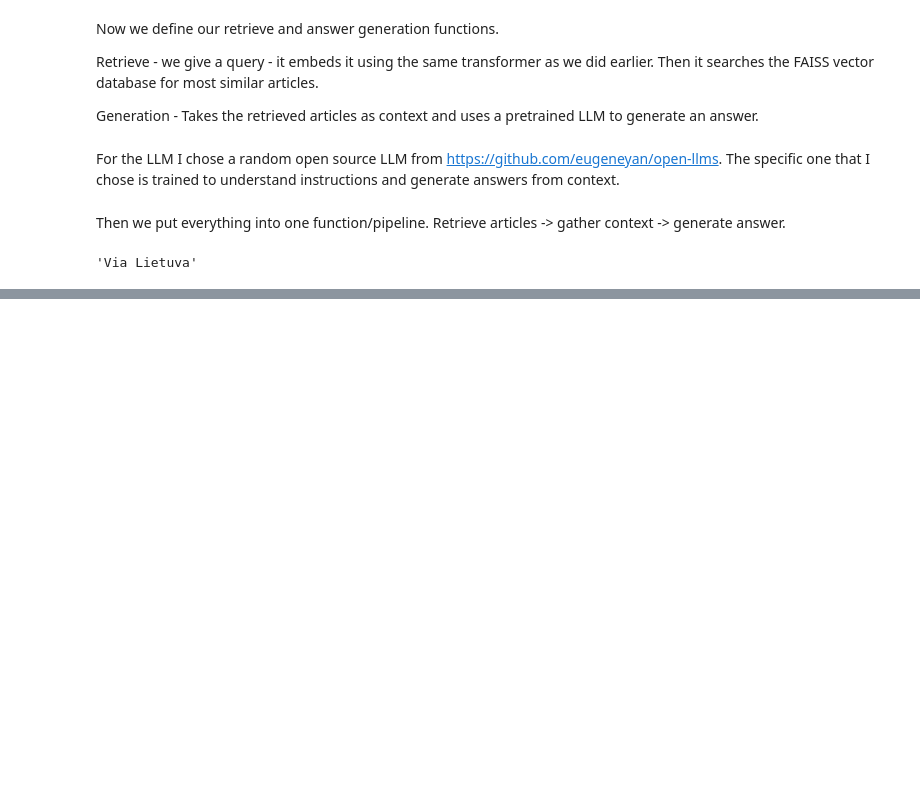
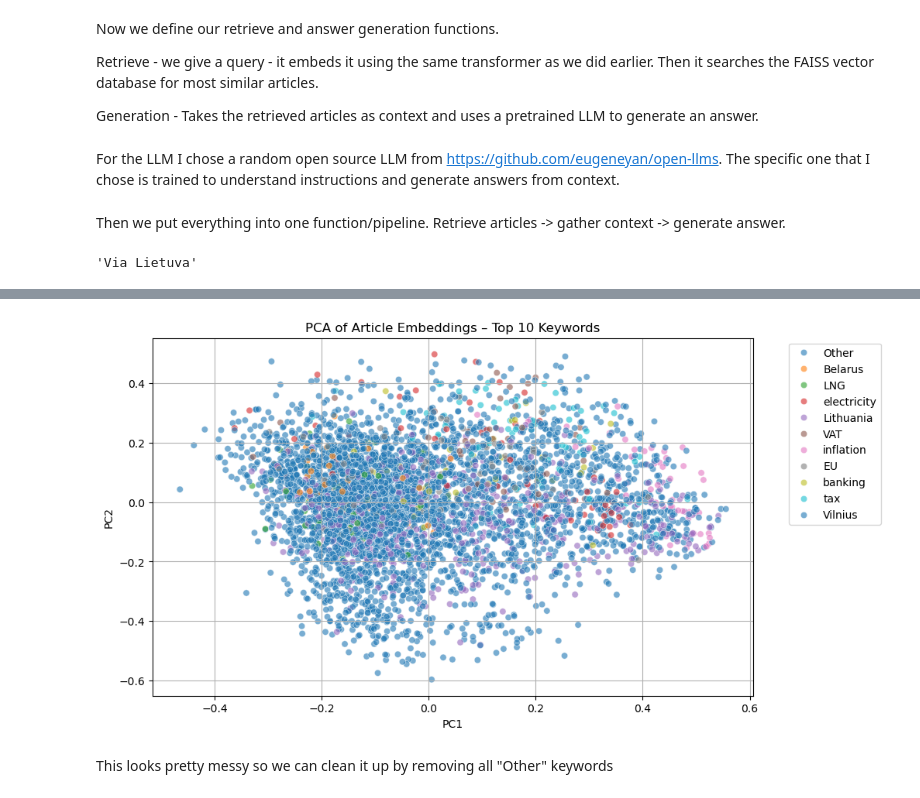
Before and after one commit to RolandGulbinovic/deep_learning, a Jupyter notebook: Task_2.ipynb, the cells around one changed output, grey strips where cells are left out. Saved outputs shown, nothing was run; the diff lists cells and outputs as text; code cells hidden in the pictures; blank space fills up the shorter version.

```diff
--- a/Task_2.ipynb
+++ b/Task_2.ipynb
@@ -264,0 +280,3 @@ People: ['Vilius Šapoka', 'Gintautas Pangonis']
+# %%
+with open("articles_with_keywords.json", "r", encoding="utf-8") as f:
+    articles = json.load(f)
@@ -264,0 +301,32 @@ People: ['Vilius Šapoka', 'Gintautas Pangonis']
+# %%
+from collections import Counter
+import seaborn as sns
+import matplotlib.pyplot as plt
+import numpy as np
+
+pca = PCA(n_components=2)
+X_pca = pca.fit_transform(doc_embeddings)
+
+
+# Count how often each keyword appears
+label_counts = Counter([a["keywords"][0] if a.get("keywords") else "unknown" for a in articles])
+top_keywords = set([kw for kw, _ in label_counts.most_common(10)])  # show only top 10
+
+# Assign "Other" to less common ones
+labels = [
+    a["keywords"][0] if a.get("keywords") and a["keywords"][0] in top_keywords else "Other"
+    for a in articles
+]
+# %%
+plt.figure(figsize=(10, 6))
+sns.scatterplot(x=X_pca[:, 0], y=X_pca[:, 1], hue=labels, palette="tab10", alpha=0.6)
+plt.title("PCA of Article Embeddings – Top 10 Keywords")
+plt.xlabel("PC1")
+plt.ylabel("PC2")
+plt.legend(bbox_to_anchor=(1.05, 1), loc='upper left')
+plt.grid(True)
+plt.show()
+# %% [output]
+[figure, added]
+# %% [markdown]
+This looks pretty messy so we can clean it up by removing all "Other" keywords
```
Also changed, not shown: parts of 14 cells of this notebook, 2 other files.
